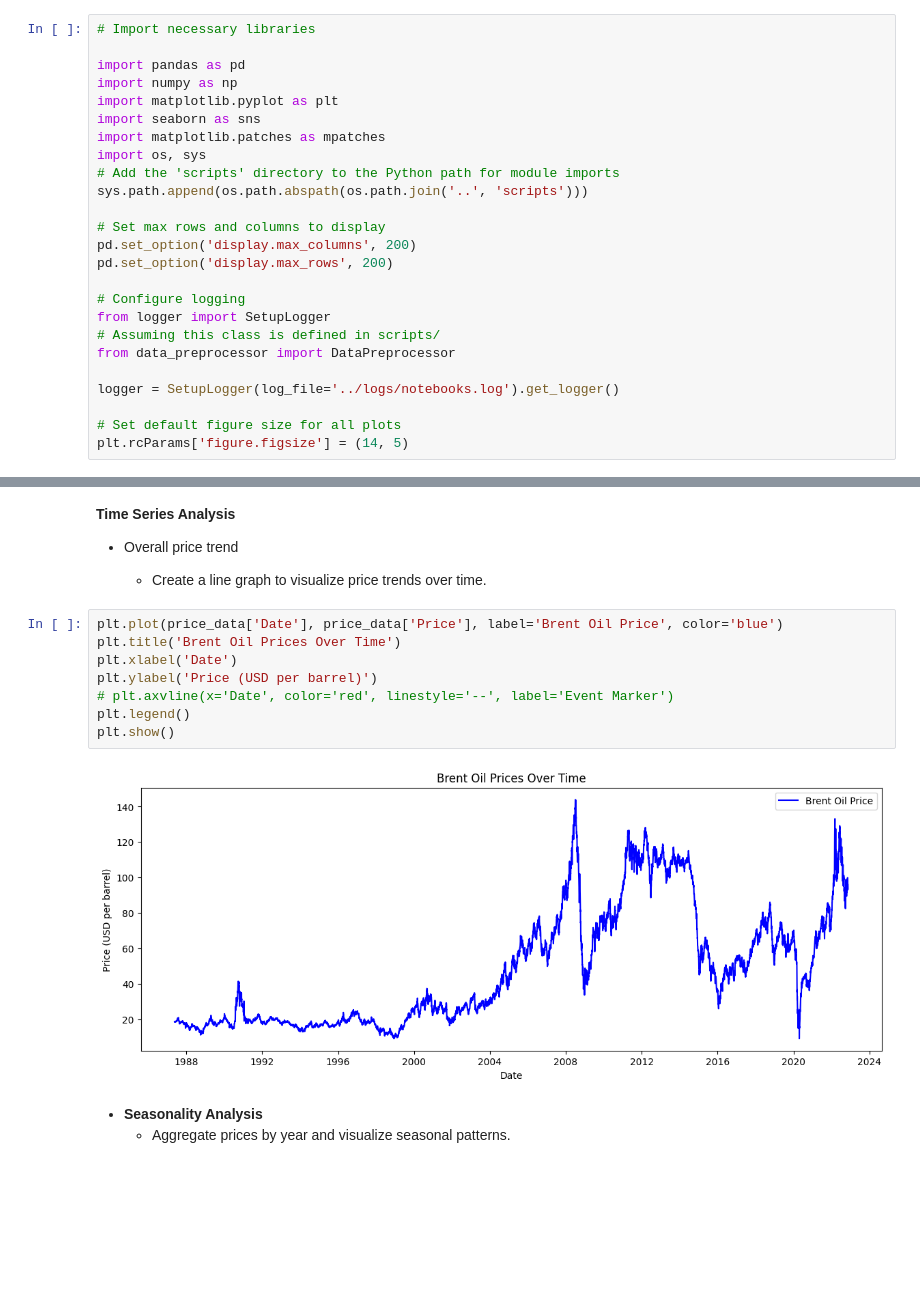
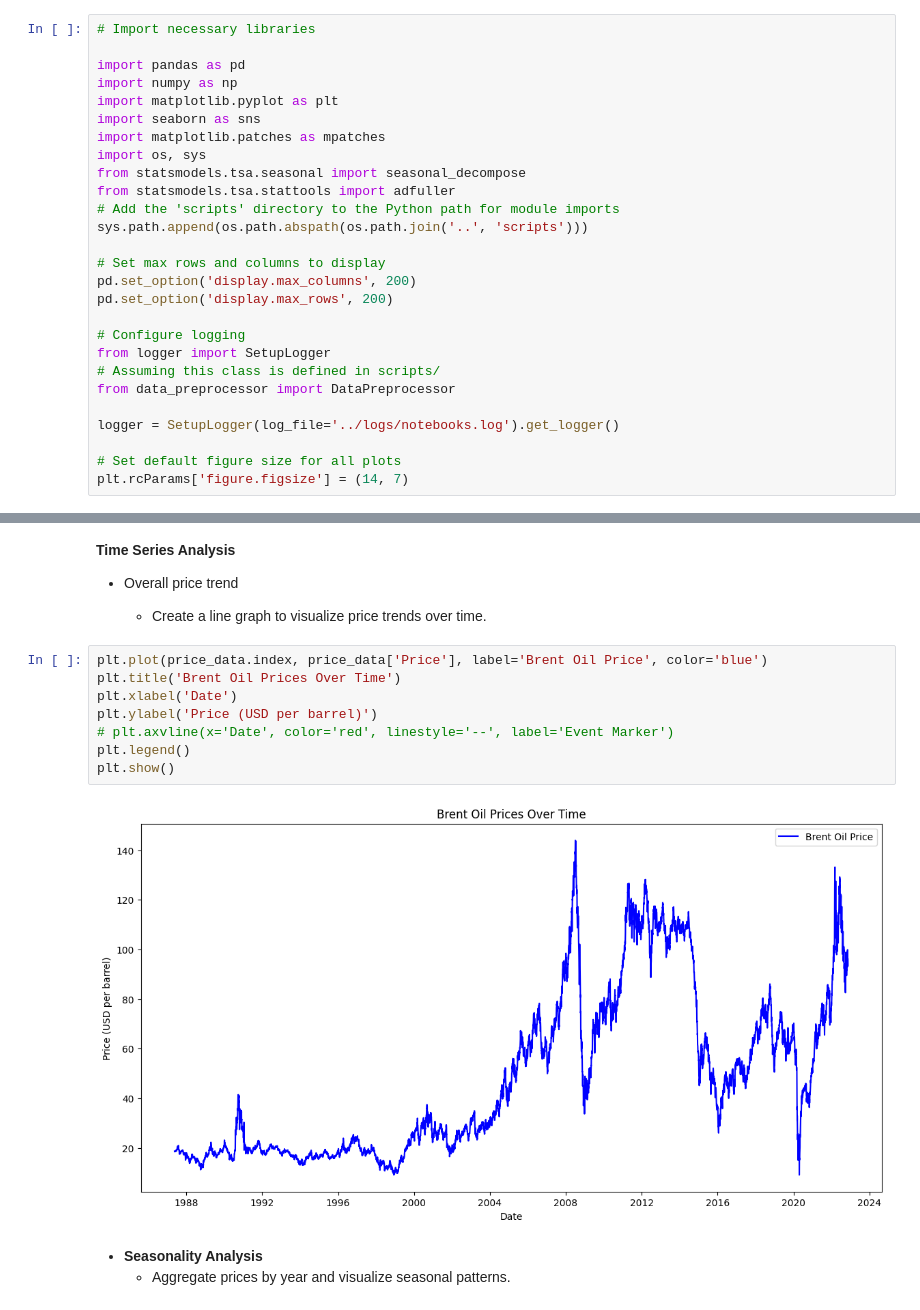
Before and after one commit to epythonlab/oil-price-statistical-modeling, a Jupyter notebook: notebooks/oil_price_analysis.ipynb, the cells around one changed output, grey strips where cells are left out. Drawn from its saved outputs; the diff is of its cells as text; blank space fills up the shorter version.

```diff
--- a/notebooks/oil_price_analysis.ipynb
+++ b/notebooks/oil_price_analysis.ipynb
@@ -11,6 +11,8 @@ import matplotlib.pyplot as plt
 import seaborn as sns
 import matplotlib.patches as mpatches
 import os, sys
+from statsmodels.tsa.seasonal import seasonal_decompose
+from statsmodels.tsa.stattools import adfuller
 # Add the 'scripts' directory to the Python path for module imports
 sys.path.append(os.path.abspath(os.path.join('..', 'scripts')))
 
@@ -26,7 +28,7 @@ from data_preprocessor import DataPreprocessor
 logger = SetupLogger(log_file='../logs/notebooks.log').get_logger()
 
 # Set default figure size for all plots
-plt.rcParams['figure.figsize'] = (14, 5)
+plt.rcParams['figure.figsize'] = (14, 7)
 # %% [markdown]
 **Data Collection**
 # %% [markdown]
@@ -270,15 +255,15 @@ plt.show()
 
     - Create a line graph to visualize price trends over time.
 # %%
-plt.plot(price_data['Date'], price_data['Price'], label='Brent Oil Price', color='blue')
+plt.plot(price_data.index, price_data['Price'], label='Brent Oil Price', color='blue')
 plt.title('Brent Oil Prices Over Time')
 plt.xlabel('Date')
 plt.ylabel('Price (USD per barrel)')
 # plt.axvline(x='Date', color='red', linestyle='--', label='Event Marker')
 plt.legend()
 plt.show()
 # %% [output]
-[figure, old version]
+[figure, new version]
 # %% [markdown]
 - **Seasonality Analysis**
     - Aggregate prices by year and visualize seasonal patterns.
```
Also changed, not shown: parts of 37 cells of this notebook, 1 other file.
